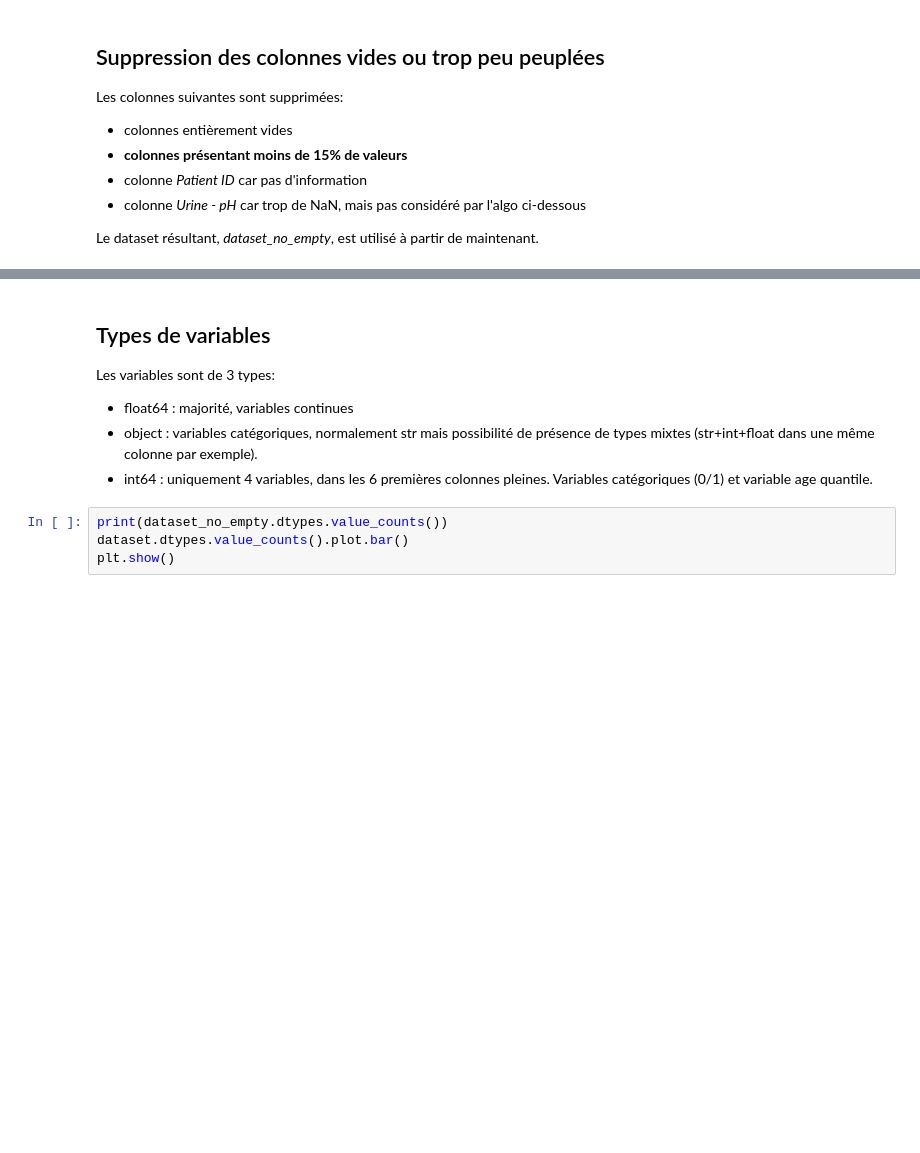
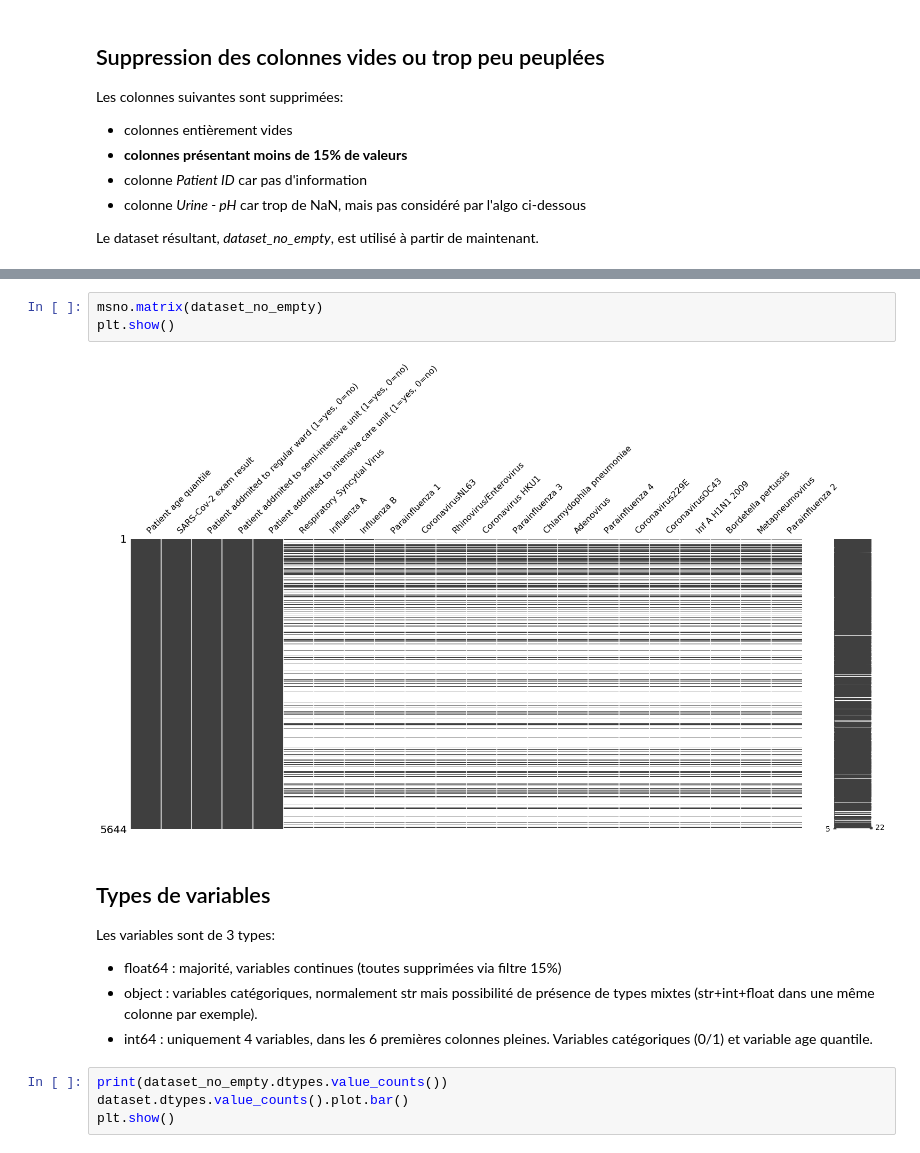
Before and after one commit to stephanefevrier/COVID-19-clinical-classification, a Jupyter notebook: c19-clinical-classification.ipynb, the cells around one changed output, grey strips where cells are left out. Drawn from its saved outputs; the diff is of its cells as text; blank space fills up the shorter version.

```diff
--- a/c19-clinical-classification.ipynb
+++ b/c19-clinical-classification.ipynb
@@ -249,8 +275,13 @@ Dont colonnes complètement vides: 5
+# %%
+msno.matrix(dataset_no_empty)
+plt.show()
+# %% [output]
+[figure, added]
 # %% [markdown]
 ## Types de variables
 
 Les variables sont de 3 types:
-- float64 : majorité, variables continues
+- float64 : majorité, variables continues (toutes supprimées via filtre 15%)
 - object : variables catégoriques, normalement str mais possibilité de présence de types mixtes (str+int+float dans une même colonne par exemple).
 - int64 : uniquement 4 variables, dans les 6 premières colonnes pleines. Variables catégoriques (0/1) et variable age quantile.
 # %%
```
Also changed, not shown: parts of 79 cells of this notebook.
